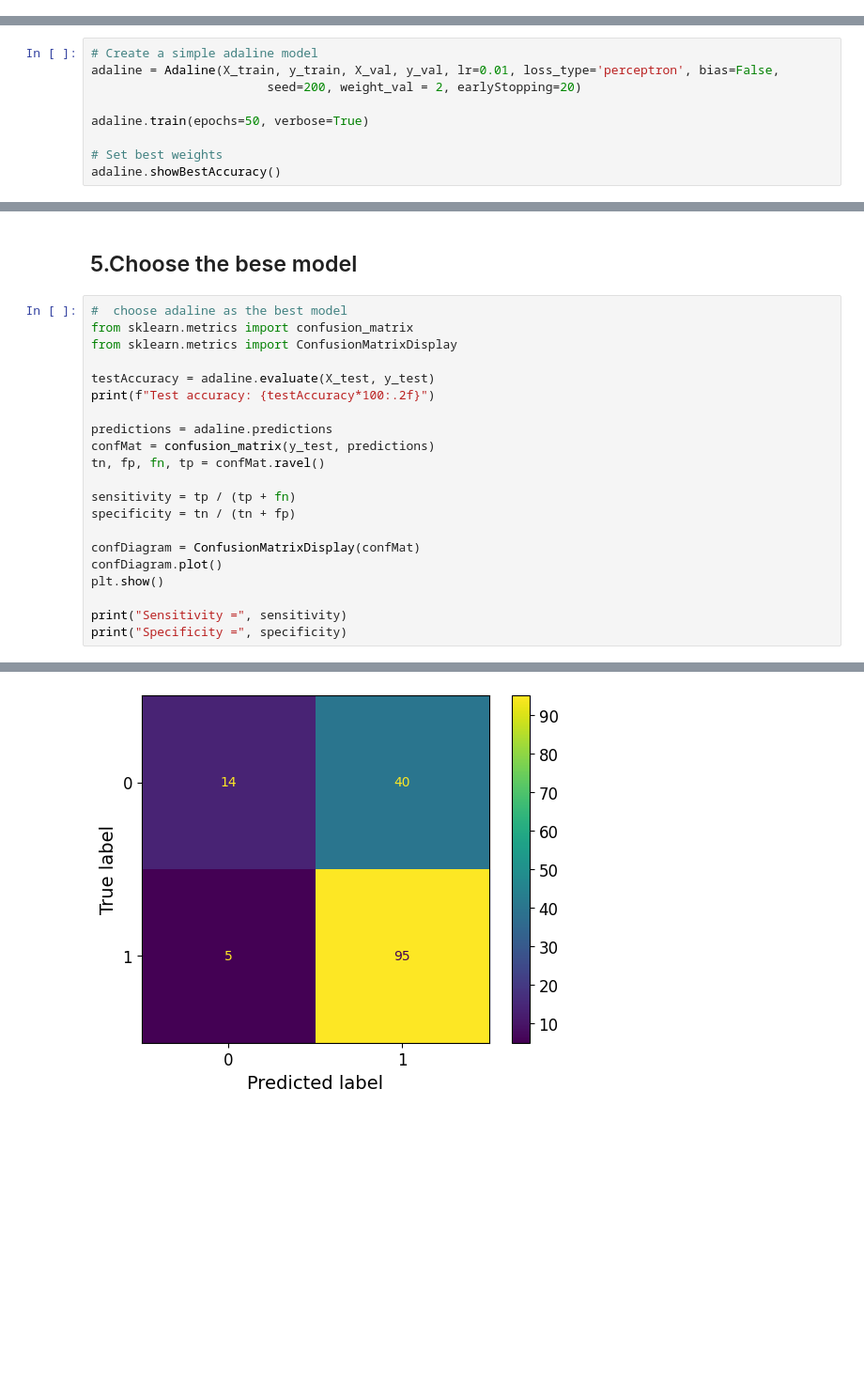
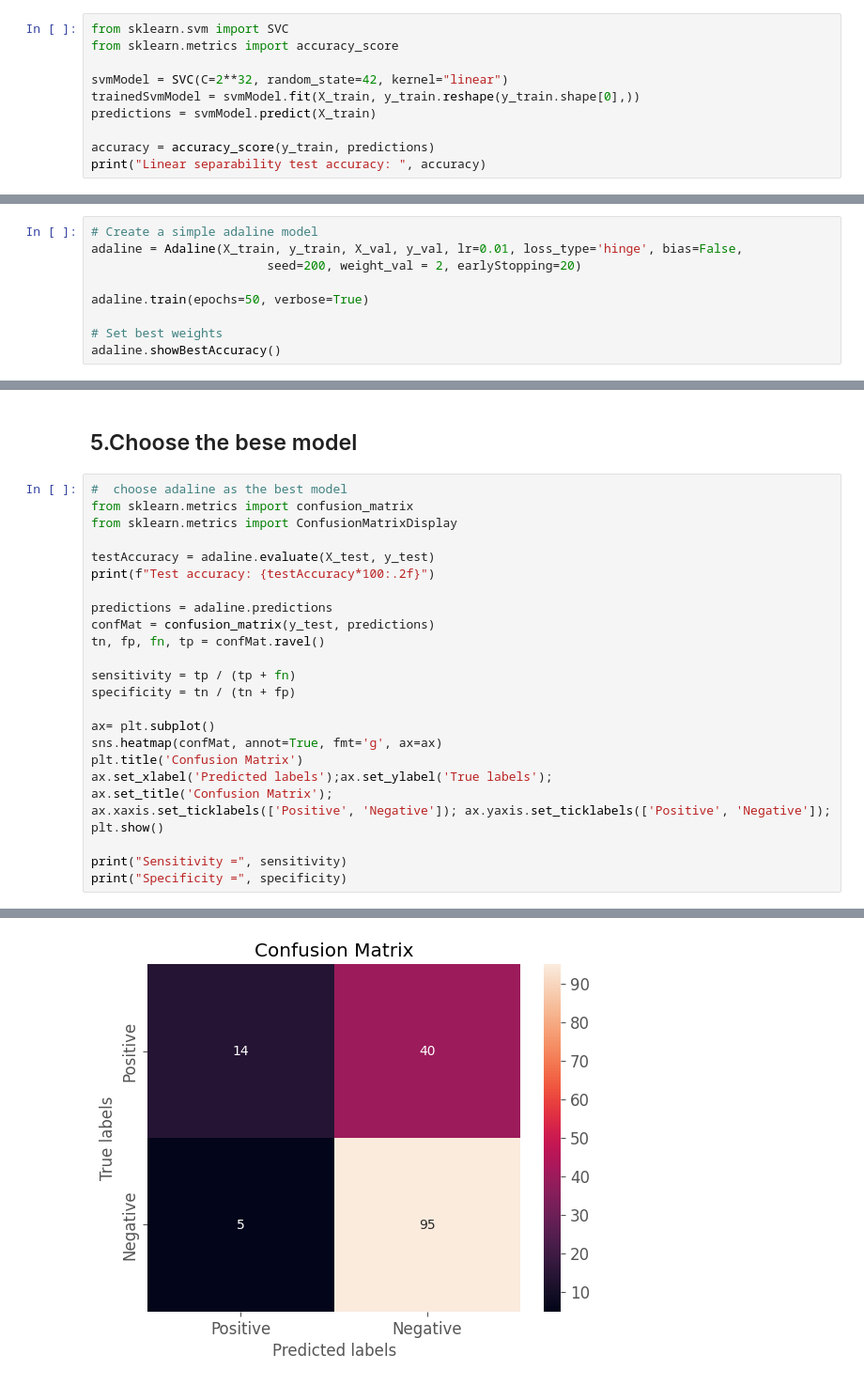
Before and after one commit to KaneZhao/deep-learning-assignments, a Jupyter notebook: assignment1/Assignment1.ipynb, the cells around one changed output, grey strips where cells are left out. Shown at 94% size. Saved outputs shown, nothing was run; the diff lists cells and outputs as text; blank space fills up the shorter version.

```diff
--- a/assignment1/Assignment1.ipynb
+++ b/assignment1/Assignment1.ipynb
@@ -99,0 +102,10 @@ hist_plot(colnames,4,2)
+# %%
+from sklearn.svm import SVC
+from sklearn.metrics import accuracy_score
+
+svmModel = SVC(C=2**32, random_state=42, kernel="linear")
+trainedSvmModel = svmModel.fit(X_train, y_train.reshape(y_train.shape[0],))
+predictions = svmModel.predict(X_train)
+
+accuracy = accuracy_score(y_train, predictions)
+print("Linear separability test accuracy: ", accuracy)
@@ -558,7 +571,7 @@ Early stopped at epoch 46
 ### 4.3 Experiments with Adaline
 # %%
 # Create a simple adaline model
-adaline = Adaline(X_train, y_train, X_val, y_val, lr=0.01, loss_type='perceptron', bias=False,
+adaline = Adaline(X_train, y_train, X_val, y_val, lr=0.01, loss_type='hinge', bias=False,
                         seed=200, weight_val = 2, earlyStopping=20)
 
 adaline.train(epochs=50, verbose=True)
@@ -591,26 +604,30 @@ Validation Acc: 0.29
 # %%
 #  choose adaline as the best model
 from sklearn.metrics import confusion_matrix
 from sklearn.metrics import ConfusionMatrixDisplay
 
 testAccuracy = adaline.evaluate(X_test, y_test)
 print(f"Test accuracy: {testAccuracy*100:.2f}")
 
 predictions = adaline.predictions
 confMat = confusion_matrix(y_test, predictions)
 tn, fp, fn, tp = confMat.ravel()
 
 sensitivity = tp / (tp + fn)
 specificity = tn / (tn + fp)
 
-confDiagram = ConfusionMatrixDisplay(confMat)
-confDiagram.plot()
+ax= plt.subplot()
+sns.heatmap(confMat, annot=True, fmt='g', ax=ax)
+plt.title('Confusion Matrix')
+ax.set_xlabel('Predicted labels');ax.set_ylabel('True labels');
+ax.set_title('Confusion Matrix');
+ax.xaxis.set_ticklabels(['Positive', 'Negative']); ax.yaxis.set_ticklabels(['Positive', 'Negative']);
 plt.show()
 
 print("Sensitivity =", sensitivity)
 print("Specificity =", specificity)
 # %% [output]
 Test accuracy: 70.78
-[figure, old version]
+[figure, new version]
 Sensitivity = 0.95
 Specificity = 0.25925925925925924
```
Also changed, not shown: parts of 4 cells of this notebook.
